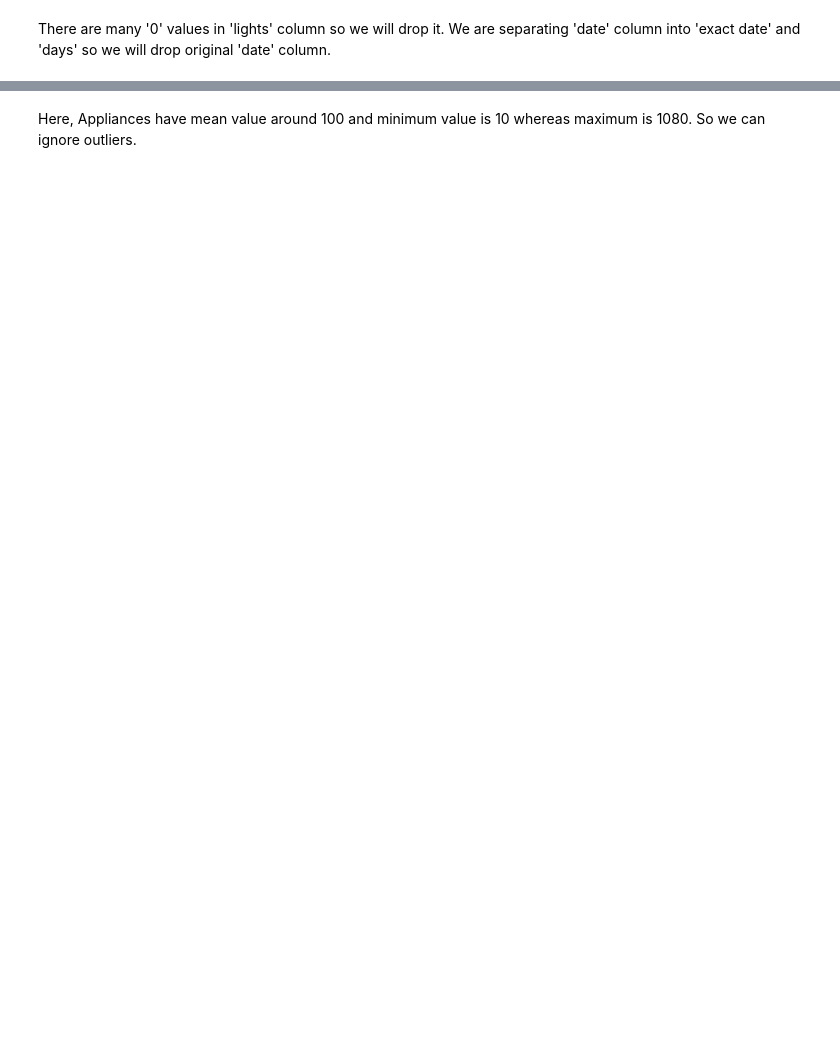
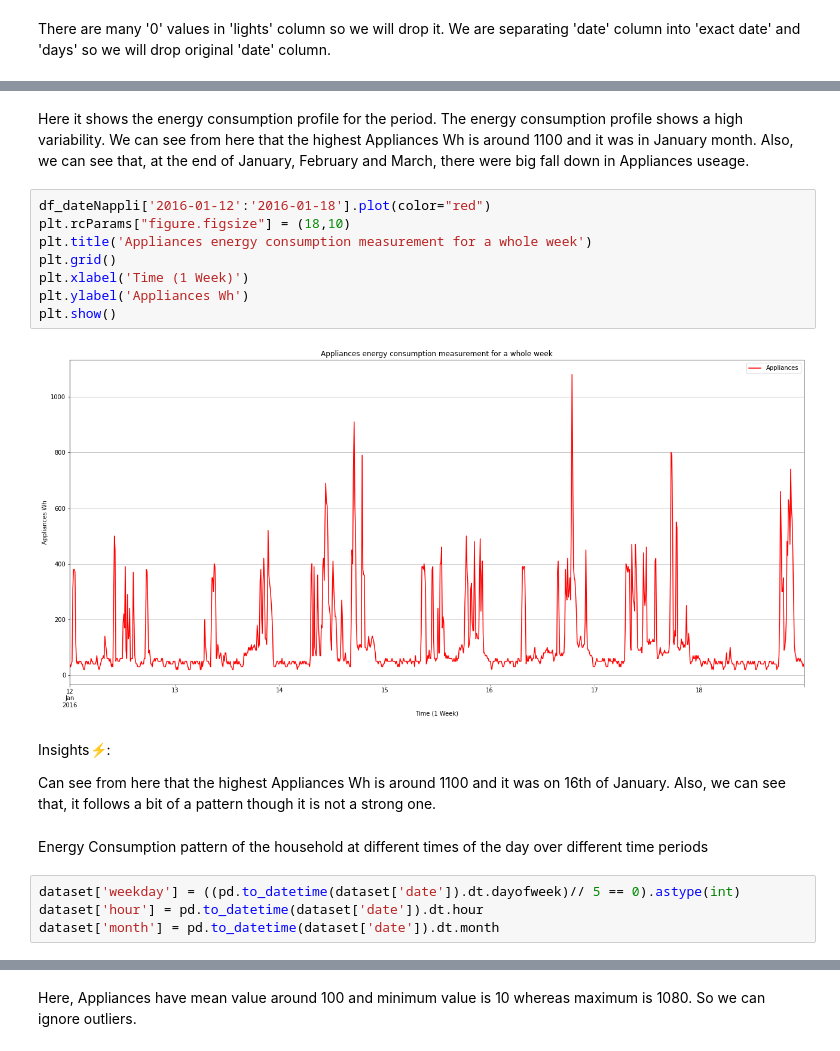
Before and after one commit to JyotiChiluka/Appliances-Energy-Prediction_linear-regression, a Jupyter notebook: Appliances_Energy_Prediction.ipynb, the cells around one changed output, grey strips where cells are left out. Cells and saved outputs as stored; diff of their text form; blank space fills up the shorter version.

```diff
--- a/Appliances_Energy_Prediction.ipynb
+++ b/Appliances_Energy_Prediction.ipynb
@@ -201,0 +219,22 @@ dataset.drop(['lights','date'], axis = 1 , inplace = True)
+# %% [markdown]
+Here it shows the energy consumption profile for the period. The energy consumption profile shows a high variability. We can see from here that the highest Appliances Wh is around 1100 and it was in January month. Also, we can see that, at the end of January, February and March, there were big fall down in Appliances useage.
+# %%
+df_dateNappli['2016-01-12':'2016-01-18'].plot(color="red")
+plt.rcParams["figure.figsize"] = (18,10)
+plt.title('Appliances energy consumption measurement for a whole week')
+plt.grid()
+plt.xlabel('Time (1 Week)')
+plt.ylabel('Appliances Wh')
+plt.show()
+# %% [output]
+[figure, added]
+# %% [markdown]
+Insights⚡:
+
+Can see from here that the highest Appliances Wh is around 1100 and it was on 16th of January. Also, we can see that, it follows a bit of a pattern though it is not a strong one.
+# %% [markdown]
+Energy Consumption pattern of the household at different times of the day over different time periods
+# %%
+dataset['weekday'] = ((pd.to_datetime(dataset['date']).dt.dayofweek)// 5 == 0).astype(int)
+dataset['hour'] = pd.to_datetime(dataset['date']).dt.hour
+dataset['month'] = pd.to_datetime(dataset['date']).dt.month
```
Also changed, not shown: parts of 28 cells of this notebook.
